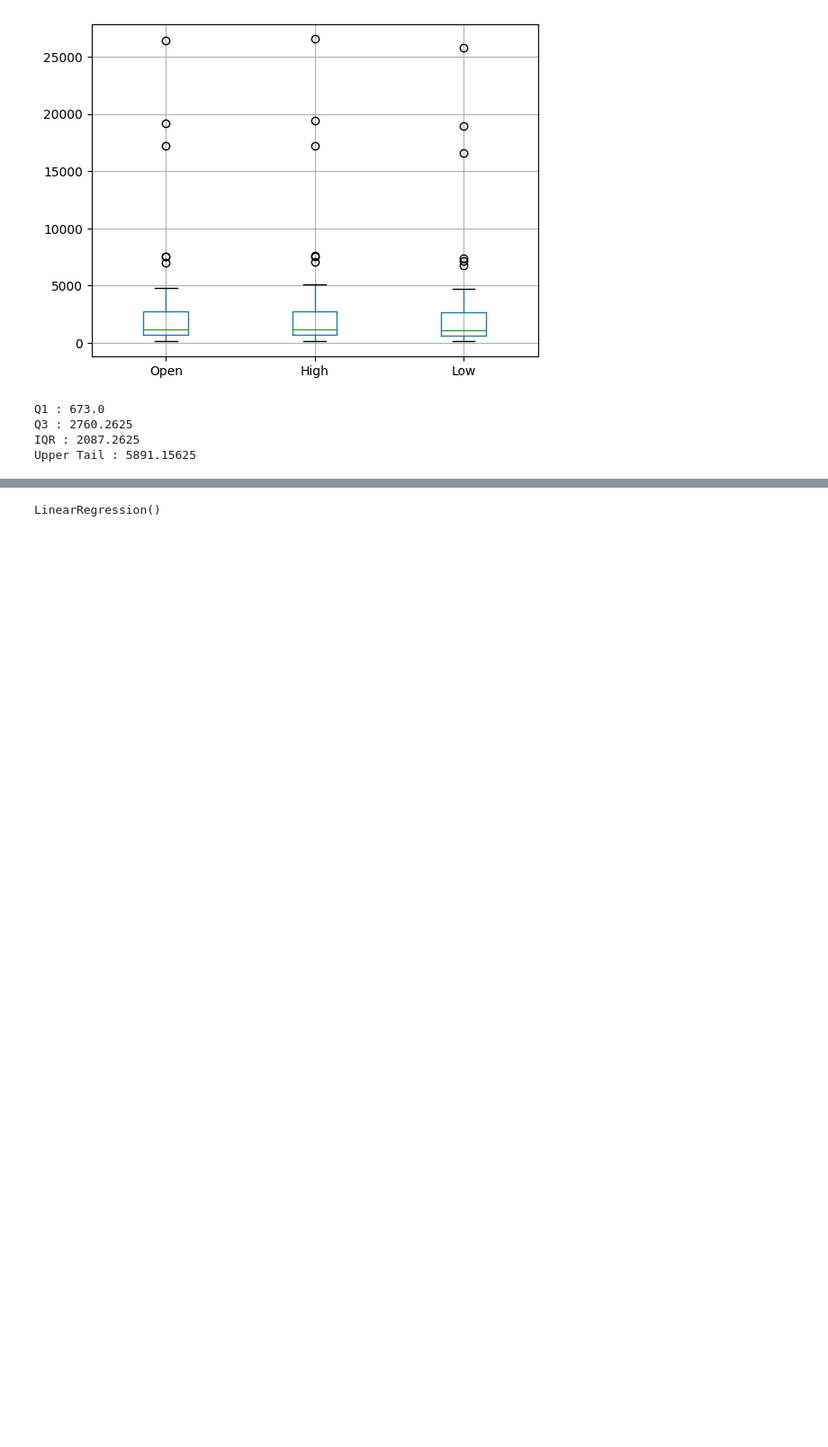
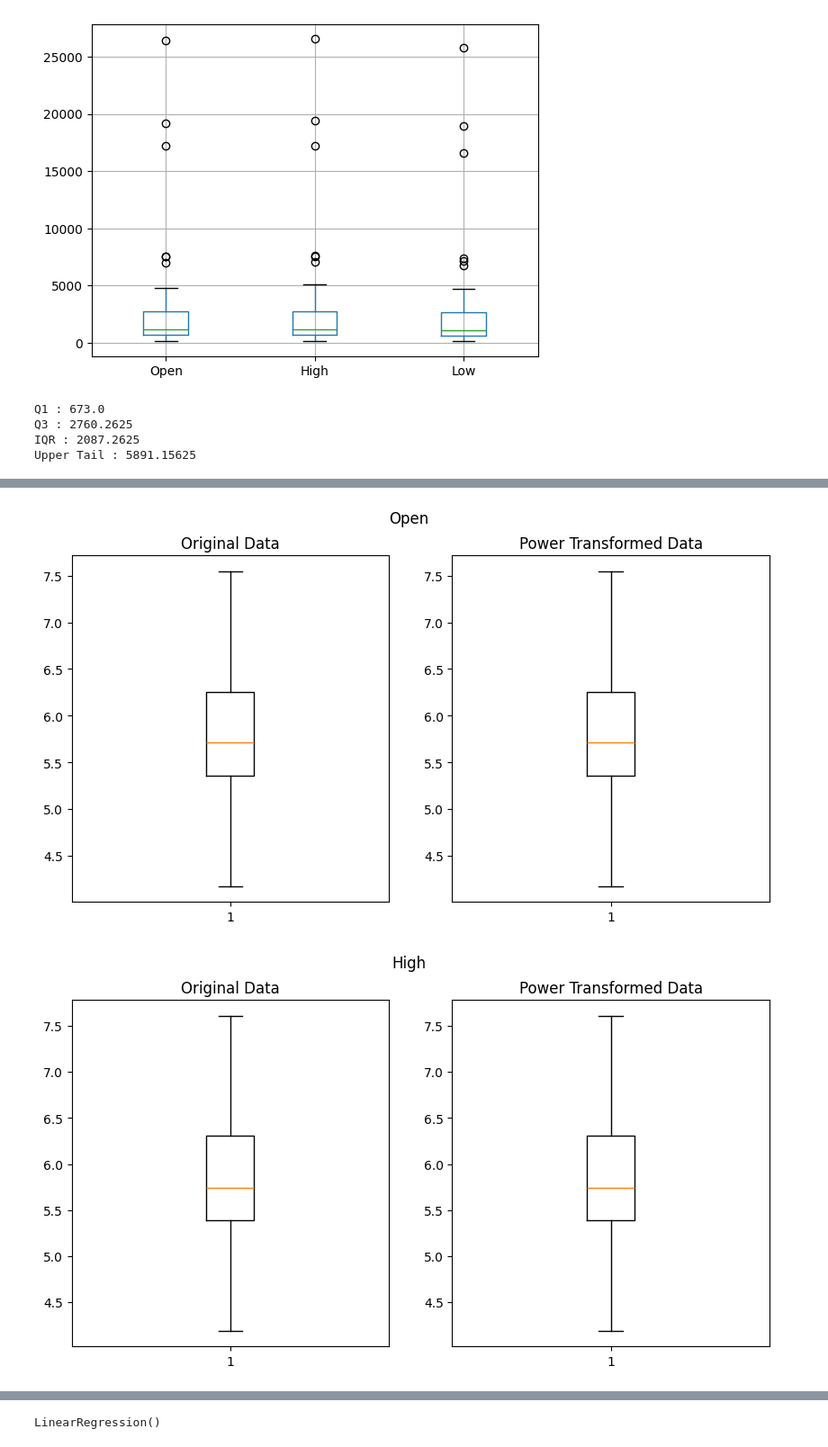
Before and after one commit to reenashirale/nifty_50_prediction, a Jupyter notebook: stock_price_prediction/stock_price_prediction.ipynb, the cells around one changed output, grey strips where cells are left out. Shown at 90% size. Saved outputs shown, nothing was run; the diff lists cells and outputs as text; code cells hidden in the pictures; blank space fills up the shorter version.

```diff
--- a/stock_price_prediction/stock_price_prediction.ipynb
+++ b/stock_price_prediction/stock_price_prediction.ipynb
@@ -218,11 +344,0 @@ df.boxplot()
-# %%
-from scipy.stats import boxcox, yeojohnson
-for col in df:
-    try:
-        array = boxcox(df[col])[0]
-    except:
-        array = yeojohnson(df[col])[0]
-    plt.figure()   # plots figure for each iteration
-    plt.gca().set(label= col)
-    # print(col)
-    plt.boxplot(array)
@@ -228,0 +350,28 @@ for col in df:
+# %%
+from scipy.stats import boxcox, yeojohnson
+
+lambda_dict = {}
+for col in df.iloc[:, 1:]:
+    try:
+        transformed_data, lambda_value = boxcox(df[col])
+    except:
+        transformed_data, lambda_value = yeojohnson(df[col])
+    df[col] = transformed_data
+    lambda_dict[col] = float(lambda_value)
+    # Visualize the results
+    plt.figure(figsize=(10, 5))
+
+    # Original data
+    plt.subplot(1, 2, 1)
+    plt.boxplot(df[col])
+    plt.suptitle(col)
+    plt.title('Original Data')
+
+    # Transformed data
+    plt.subplot(1, 2, 2)
+    plt.boxplot(transformed_data)
+    plt.title('Power Transformed Data')
+    plt.show()
+# %% [output]
+[figure, added]
+[figure, added]
```
Also changed, not shown: parts of 36 cells of this notebook, 6 other files.
